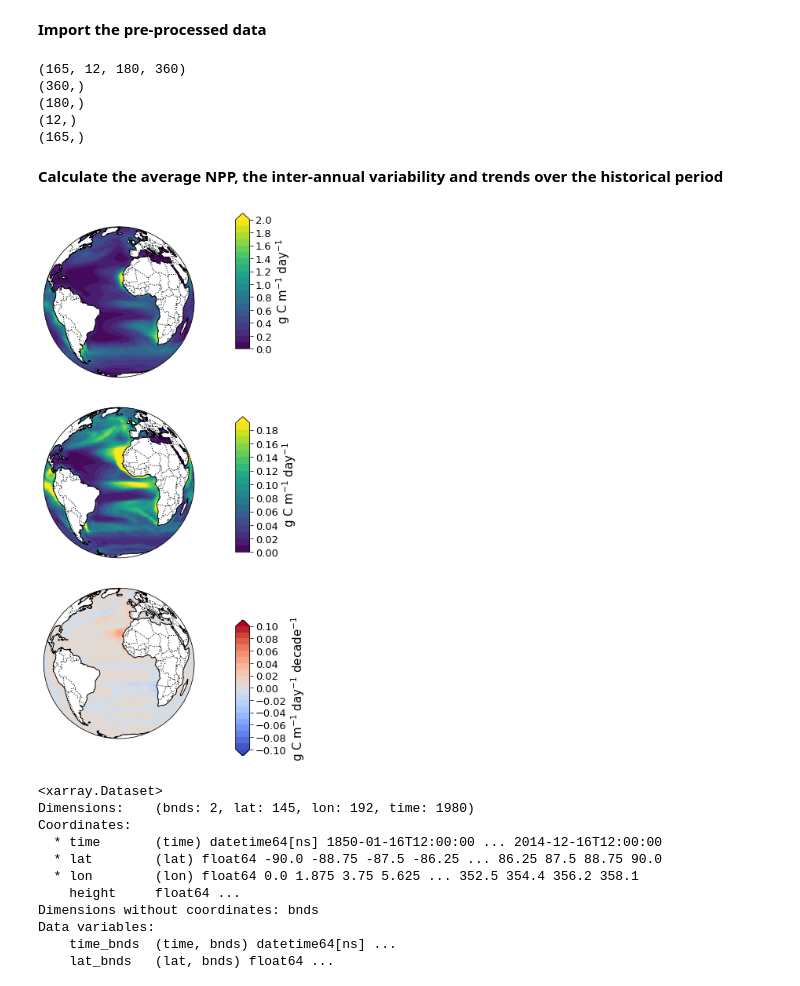
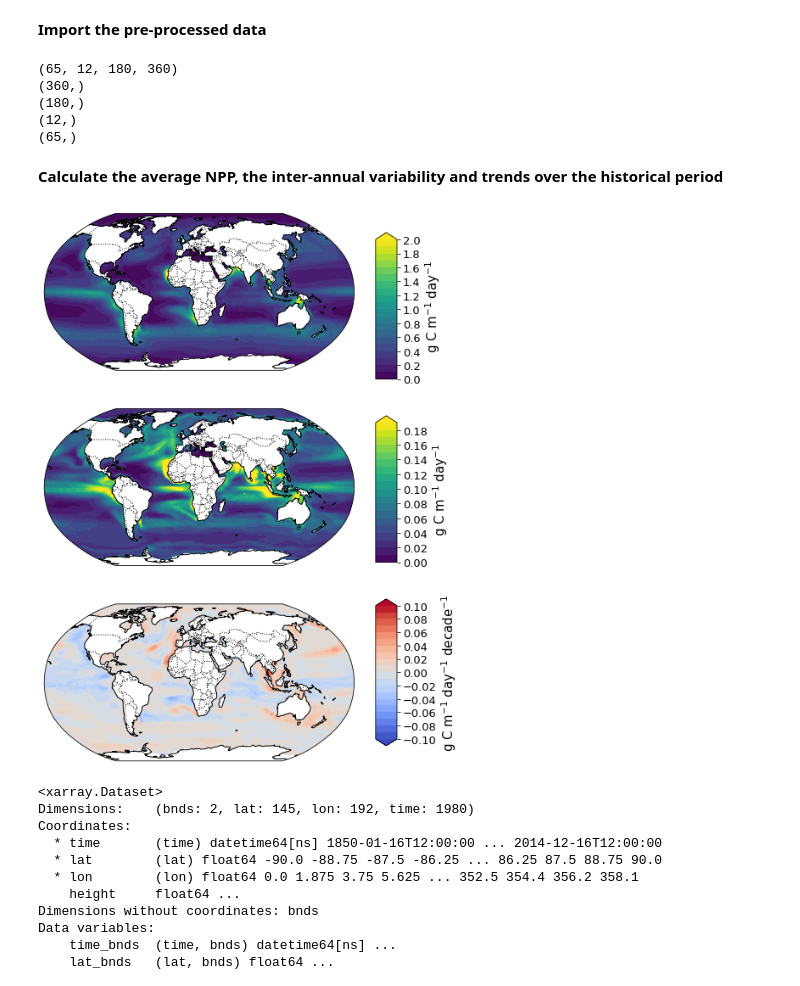
Before and after one commit to pearseb/CMIP6_hackathon, a Jupyter notebook: random.ipynb, the cells around one changed output. Cells and saved outputs as stored; diff of their text form; code cells hidden in the pictures.

Commit message:
new figure

```diff
--- a/random.ipynb
+++ b/random.ipynb
@@ -27,11 +27,11 @@ import matplotlib.cm as cm
 # %%
 data = nc.Dataset('/gws/pw/j05/cop26_hackathons/bristol/project09/data/ETOPO_intpp_Omon_UKESM1-0-LL_historical_r1i1p1f2_185001-201412_yearmonths.nc')
 
-npp = data.variables['intpp'][...]*86400*12  # convert from mol m-2 s-1 --> g m-2 s-1
+npp = data.variables['intpp'][100::,:,:,:]*86400*12  # convert from mol m-2 s-1 --> g m-2 s-1
 lon = data.variables['ETOPO60X'][...]
 lat = data.variables['ETOPO60Y'][...]
 month = data.variables['time'][...]
-year = np.arange(1850.5,2014.6,1)
+year = np.arange(1950.5,2014.6,1)
 
 print(np.shape(npp))
 print(np.shape(lon))
@@ -39,11 +39,11 @@ print(np.shape(lat))
 print(np.shape(month))
 print(np.shape(year))
 # %% [output]
-(165, 12, 180, 360)
+(65, 12, 180, 360)
 (360,)
 (180,)
 (12,)
-(165,)
+(65,)
 # %% [markdown]
 **Calculate the average NPP, the inter-annual variability and trends over the historical period**
 # %%
@@ -57,6 +57,7 @@ npp_var = np.ma.average(npp_var, axis=0)
 npp_tre = np.ma.average(npp_tre, axis=0)
 # %%
 proj = ccrs.Orthographic(central_longitude=-20.0, central_latitude=0.0, globe=None)
+proj = ccrs.Robinson(central_longitude=20)
 
 levs1 = np.arange(0,21,1)*0.1
 levs2 = np.arange(0,20,1)*0.01
@@ -70,7 +71,7 @@ fstic = 13
 fslab = 15
 
 
-fig = plt.figure(figsize=(5,12))
+fig = plt.figure(figsize=(7,12))
 gs = GridSpec(3,1)
 
 ax1 = plt.subplot(gs[0], projection=proj)
@@ -81,37 +82,37 @@ p1 = plt.contourf(lon, lat, npp_ave, transform=ccrs.PlateCarree(), cmap=colmap1,
 
 ax2 = plt.subplot(gs[1], projection=proj)
 #ax2.set_extent([-20,50,-40,45], crs=ccrs.PlateCarree())
 ax2.add_feature(cfeature.BORDERS, linestyle=':')
 ax2.coastlines()
 p2 = plt.contourf(lon, lat, npp_var, transform=ccrs.PlateCarree(), cmap=colmap2, levels=levs2, vmin=np.min(levs2), vmax=np.max(levs2), extend='max')
 
 ax3 = plt.subplot(gs[2], projection=proj)
 #ax3.set_extent([-20,50,-40,45], crs=ccrs.PlateCarree())
 ax3.add_feature(cfeature.BORDERS, linestyle=':')
 ax3.coastlines()
 p3 = plt.contourf(lon, lat, npp_tre*10, transform=ccrs.PlateCarree(), cmap=colmap3, levels=levs3, vmin=np.min(levs3), vmax=np.max(levs3), extend='both')
 
 
 plt.subplots_adjust(right=0.85)
 
-cbax1 = fig.add_axes([0.9, 0.7, 0.05, 0.2])
+cbax1 = fig.add_axes([0.9, 0.65, 0.05, 0.2])
 cbar1 = plt.colorbar(p1, cax=cbax1, orientation='vertical', ticks=levs1[::2])
 cbar1.ax.set_ylabel('g C m$^{-1}$ day$^{-1}$', fontsize=fslab)
 cbar1.ax.tick_params(labelsize=fstic)
 
 cbax2= fig.add_axes([0.9, 0.4, 0.05, 0.2])
 cbar2= plt.colorbar(p2, cax=cbax2, orientation='vertical', ticks=levs2[::2])
 cbar2.ax.set_ylabel('g C m$^{-1}$ day$^{-1}$', fontsize=fslab)
 cbar2.ax.tick_params(labelsize=fstic)
 
-cbax3= fig.add_axes([0.9, 0.1, 0.05, 0.2])
+cbax3= fig.add_axes([0.9, 0.15, 0.05, 0.2])
 cbar3= plt.colorbar(p3, cax=cbax3, orientation='vertical', ticks=levs3[::2])
 cbar3.ax.set_ylabel('g C m$^{-1}$ day$^{-1}$ decade$^{-1}$', fontsize=fslab)
 cbar3.ax.tick_params(labelsize=fstic)
 
-fig.savefig
+fig.savefig('UKESM_intpp_ave_std_tre.png', dpi=300, bbox_inches='tight')
 # %% [output]
-[figure, old version]
+[figure, new version]
 # %%
 # %% [output]
 <xarray.Dataset>
```
Also changed, not shown: 1 other file.
